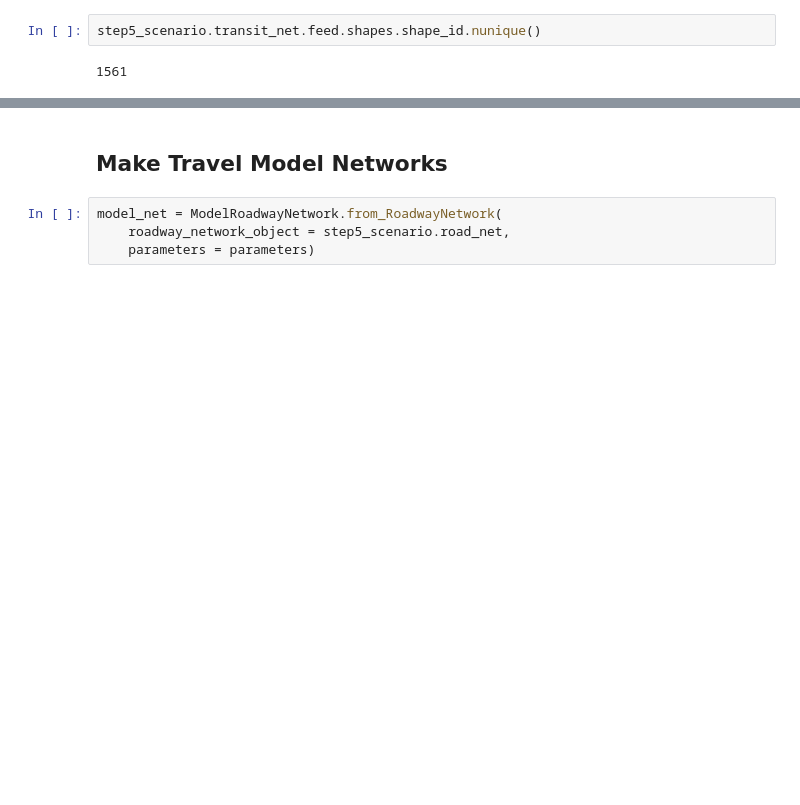
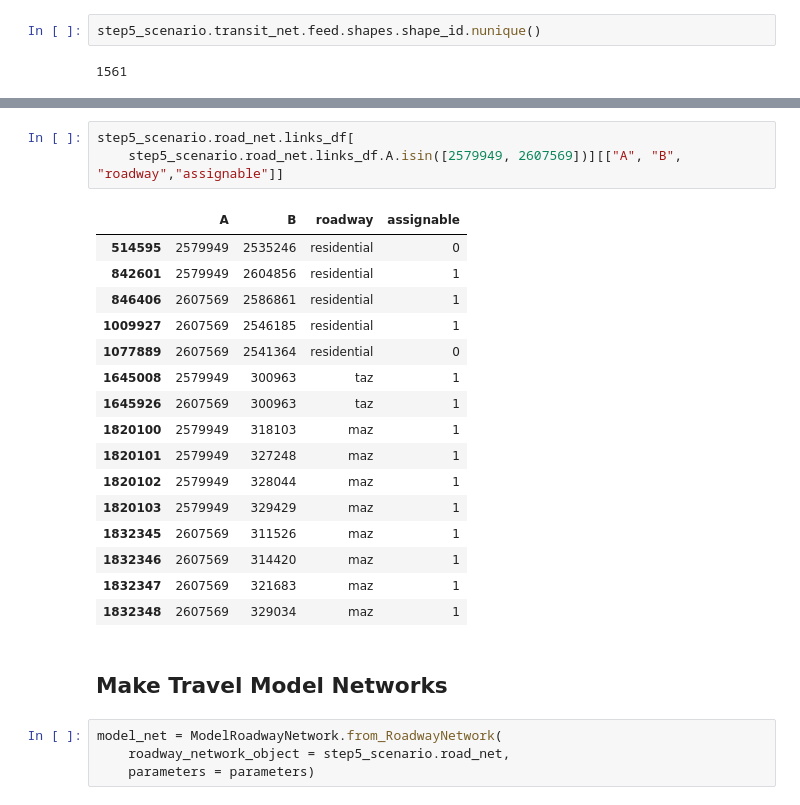
Before and after one commit to BayAreaMetro/travel-model-two-networks, a Jupyter notebook: notebooks/10-all-projects.ipynb, the cells around one changed output, grey strips where cells are left out. Drawn from its saved outputs; the diff is of its cells as text; blank space fills up the shorter version.

```diff
--- a/notebooks/10-all-projects.ipynb
+++ b/notebooks/10-all-projects.ipynb
@@ -358,6 +405,26 @@ step5_scenario.transit_net.feed.shapes[
 | 940 | 161 | 157 | 157 | 161 | 0 | ... |
 | 943 | 158 | 154 | 154 | 158 | 0 | ... |
 | 944 | 130 | 128 | 128 | 130 | 0 | ... |
+# %%
+step5_scenario.road_net.links_df[
+    step5_scenario.road_net.links_df.A.isin([2579949, 2607569])][["A", "B", "roadway","assignable"]]
+# %% [output]
+|  | A | B | roadway | assignable |
+| 514595 | 2579949 | 2535246 | residential | 0 |
+| 842601 | 2579949 | 2604856 | residential | 1 |
+| 846406 | 2607569 | 2586861 | residential | 1 |
+| 1009927 | 2607569 | 2546185 | residential | 1 |
+| 1077889 | 2607569 | 2541364 | residential | 0 |
+| 1645008 | 2579949 | 300963 | taz | 1 |
+| 1645926 | 2607569 | 300963 | taz | 1 |
+| 1820100 | 2579949 | 318103 | maz | 1 |
+| 1820101 | 2579949 | 327248 | maz | 1 |
+| 1820102 | 2579949 | 328044 | maz | 1 |
+| 1820103 | 2579949 | 329429 | maz | 1 |
+| 1832345 | 2607569 | 311526 | maz | 1 |
+| 1832346 | 2607569 | 314420 | maz | 1 |
+| 1832347 | 2607569 | 321683 | maz | 1 |
+| 1832348 | 2607569 | 329034 | maz | 1 |
 # %% [markdown]
 ## Make Travel Model Networks
 # %%
```
Also changed, not shown: parts of 46 cells of this notebook.
